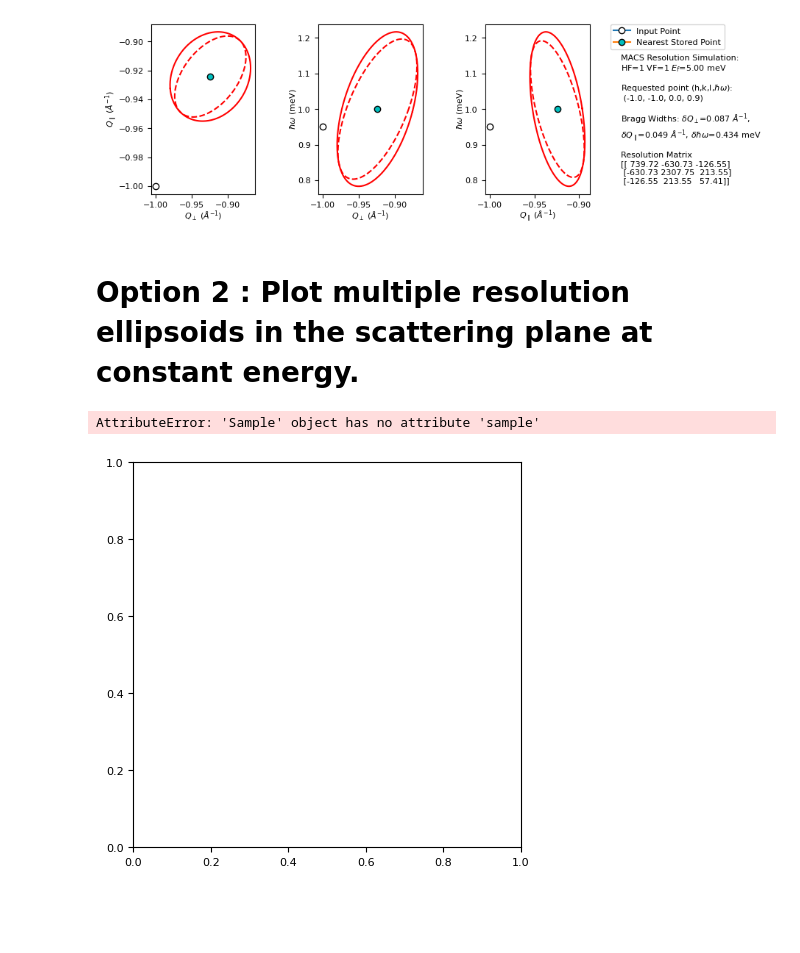
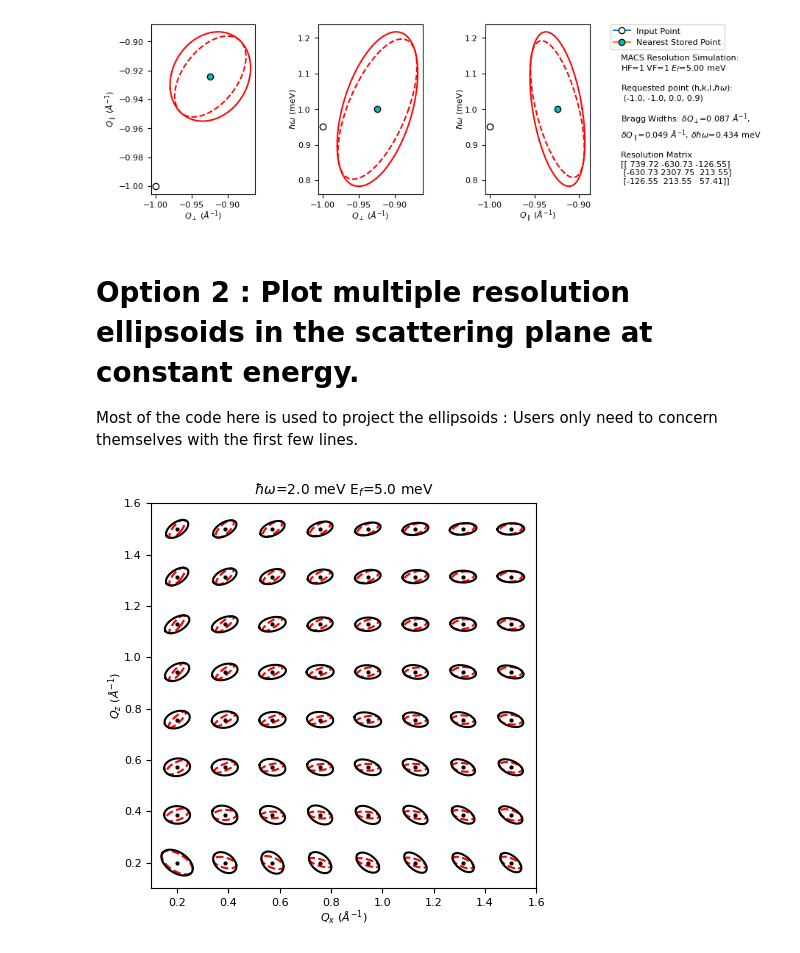
Before and after one commit to thallor1/pyMACS, a Jupyter notebook: docs/source/notebooks/MACS_User_notebook.ipynb, the cells around one changed output. Saved outputs shown, nothing was run; the diff lists cells and outputs as text; code cells hidden in the pictures; blank space fills up the shorter version.

Commit message:
Added notebook for users
Generic MACS notebook for resolution methods

```diff
--- a/docs/source/notebooks/MACS_User_notebook.ipynb
+++ b/docs/source/notebooks/MACS_User_notebook.ipynb
@@ -83,24 +75,34 @@ Saving figure failed, ensure that the specfied figure directory exists.
 [figure]
 # %% [markdown]
 # Option 2 : Plot multiple resolution ellipsoids in the scattering plane at constant energy.
+
+Most of the code here is used to project the ellipsoids : Users only need to concern themselves with the first few lines.
+# %%
+from pyMACS import scripting
+import numpy.linalg as la
+from pyMACS.virtualMACS import VirtualMACS
+import matplotlib.pyplot as plt
+
+#Adjust this as needed.
+hpts = np.linspace(0.2,1.5,8)
+kpts = np.linspace(0.2,1.5,8)
+H,K = np.meshgrid(hpts,kpts)
+hpts = H.flatten()
+kpts = K.flatten()
+lpts = np.zeros(len(hpts))
+deltaE = 2.0
+Ef=5.0
 # %%
-import numpy.linalg as la
-from pyMACS.virtualMACS import VirtualMACS
-import matplotlib.pyplot as plt
-
-hpts = np.cos(np.linspace(0,np.pi/2,10))
-kpts = np.sin(np.linspace(0,np.pi/2,10))
-lpts = np.zeros(10)
-deltaE = 3.0
 fig,ax = plt.subplots(1,1,figsize=(5,5))
 fig.subplots_adjust(hspace=0.5,wspace=0.5)
-
+qx_pt_list = []
+qz_pt_list = []
 for i,hpt in enumerate(hpts):
     qvec = hpts[i]*macs_instr.sample.astar_vec_labframe+\
             kpts[i]*macs_instr.sample.bstar_vec_labframe+\
             lpts[i]*macs_instr.sample.cstar_vec_labframe
-    qxpt,qzpt = macs_instr.sample.HKL_to_QxQz(qvec[0],qvec[1],qvec[2])
-    M_load,M_diag_load,Q_hkw_load = macs_instr.resmat(qvec[0],qvec[1],qvec[2],deltaE,Ef,
+    qxpt,qzpt = macs_instr.sample.HKL_to_QxQz(qvec[0],qvec[2],qvec[1])
+    M_load,M_diag_load,Q_hkw_load = macs_instr.resmat(qvec[0],qvec[2],qvec[1],deltaE,Ef,
                                                  gen_plot=False,verbose=False)
     # The resolution matrices have been generated for each ellipsoid here - these need to be
     # projected into the scattering plane, which is done below.
@@ -110,7 +112,7 @@ for i,hpt in enumerate(hpts):
 
     Qmean=np.array([qxpt,qzpt,Q_hkw_load[2]])
 
-    results,Qres_proj = macs_instr.resfunc.calc_ellipses(M_load,verbose=False)
+    results,Qres_proj = scripting.calc_ellipses(M_load,verbose=False)
 
     ellfkt = lambda rad, rot, phi, Qmean2d : \
         np.dot(rot, np.array([ rad[0]*np.cos(phi), rad[1]*np.sin(phi) ])) + Qmean2d
@@ -120,34 +122,37 @@ for i,hpt in enumerate(hpts):
     #fig = plot.figure()
     ellis = results
     num_ellis = len(ellis)
     coord_axes = [[0,1], [1,2], [0,2]]
     coord_axes = [[0,1], [0,2], [1,2]]
 
     ellplots = []
     for ellidx in [0]:
         # centre plots on zero or mean Q vector ?
         QxE = np.array([[0], [0]])
         QxE = np.array([[Qmean[coord_axes[ellidx][0]]], [Qmean[coord_axes[ellidx][1]]]])
 
         phi = np.linspace(0, 2.*np.pi, 361)
 
         ell_QxE = ellfkt(ellis[ellidx]["fwhms"]*0.5, ellis[ellidx]["rot"], phi, QxE)
         ell_QxE_proj = ellfkt(ellis[ellidx]["fwhms_proj"]*0.5, ellis[ellidx]["rot_proj"], phi, QxE)
         ellplots.append({"sliced":ell_QxE, "proj":ell_QxE_proj})
 
-        ax.plot(ell_QxE[0], ell_QxE[1], c="k", linestyle="dashed")
+        ax.plot(ell_QxE[0], ell_QxE[1], c="r", linestyle="dashed")
         ax.plot(ell_QxE_proj[0], ell_QxE_proj[1], c="k", linestyle="solid")
     ax.plot(qxpt,qzpt,marker='o',mfc='k',mec='k',ms=2)
-
+    qx_pt_list.append(qxpt)
+    qz_pt_list.append(qzpt)
 ax.set_xlabel(r"$Q_x\ (\AA^{-1}$)",labelpad=0,fontsize=8)
 ax.set_ylabel(r"$Q_z\ (\AA^{-1}$)",labelpad=0,fontsize=8)
 #Match limits of dave plots
 ax.set_aspect(1)
+ax.set_xlim(np.nanmin(qx_pt_list)-0.1,np.nanmax(qx_pt_list)+0.1 )
+ax.set_ylim(np.nanmin(qz_pt_list)-0.1,np.nanmax(qz_pt_list)+0.1)
+ax.set_title(r"$\hbar\omega$="+f"{deltaE:.1f} meV "+r"E$_f$="+f"{Ef:.1f} meV",fontsize=10)
 #ax[1].set_aspect(1)
 #ax[2].set_aspect(1)
 
 
 fig.show()
 # %% [output]
-AttributeError: 'Sample' object has no attribute 'sample'
-[figure, old version]
+[figure, new version]
```
Also changed, not shown: parts of 5 cells of this notebook, 7 other files.
